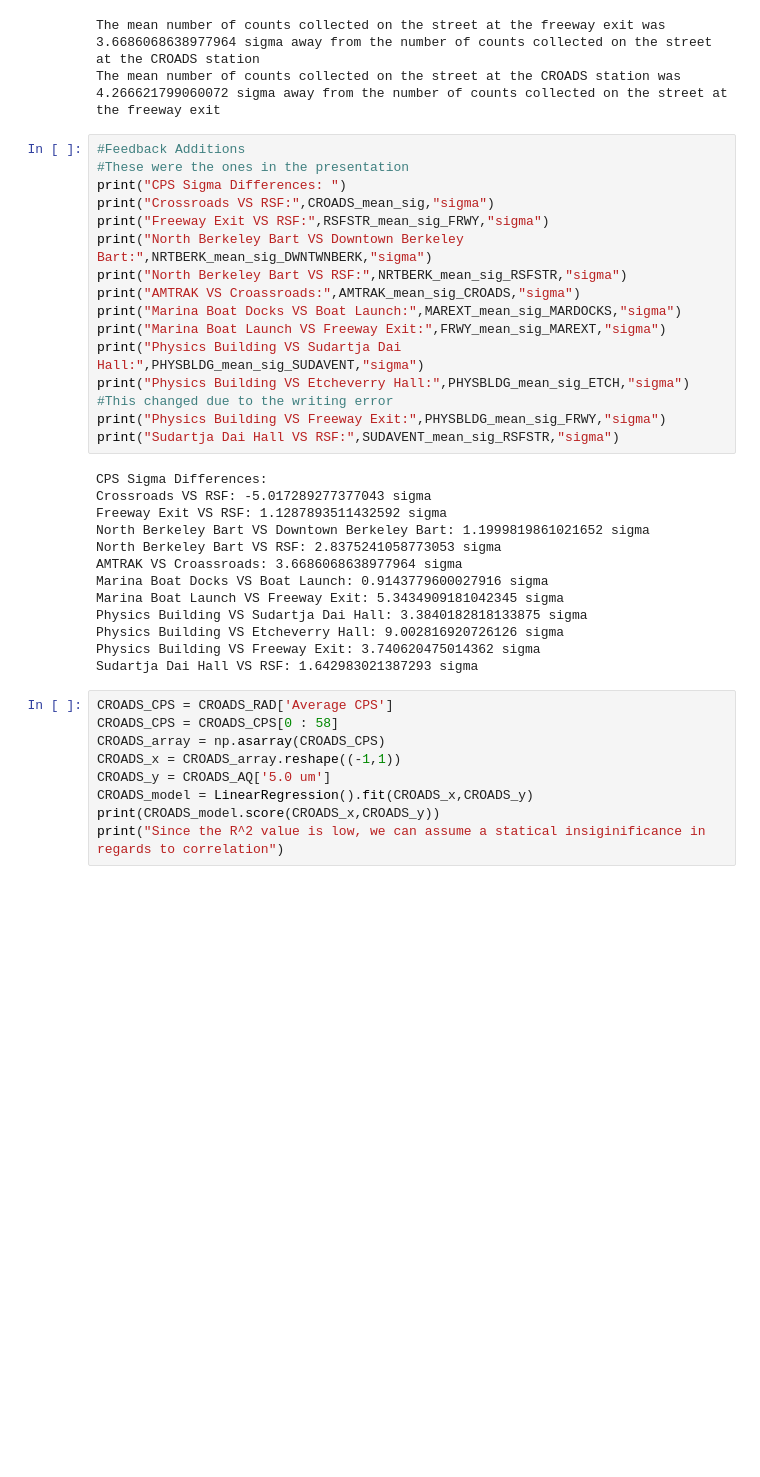
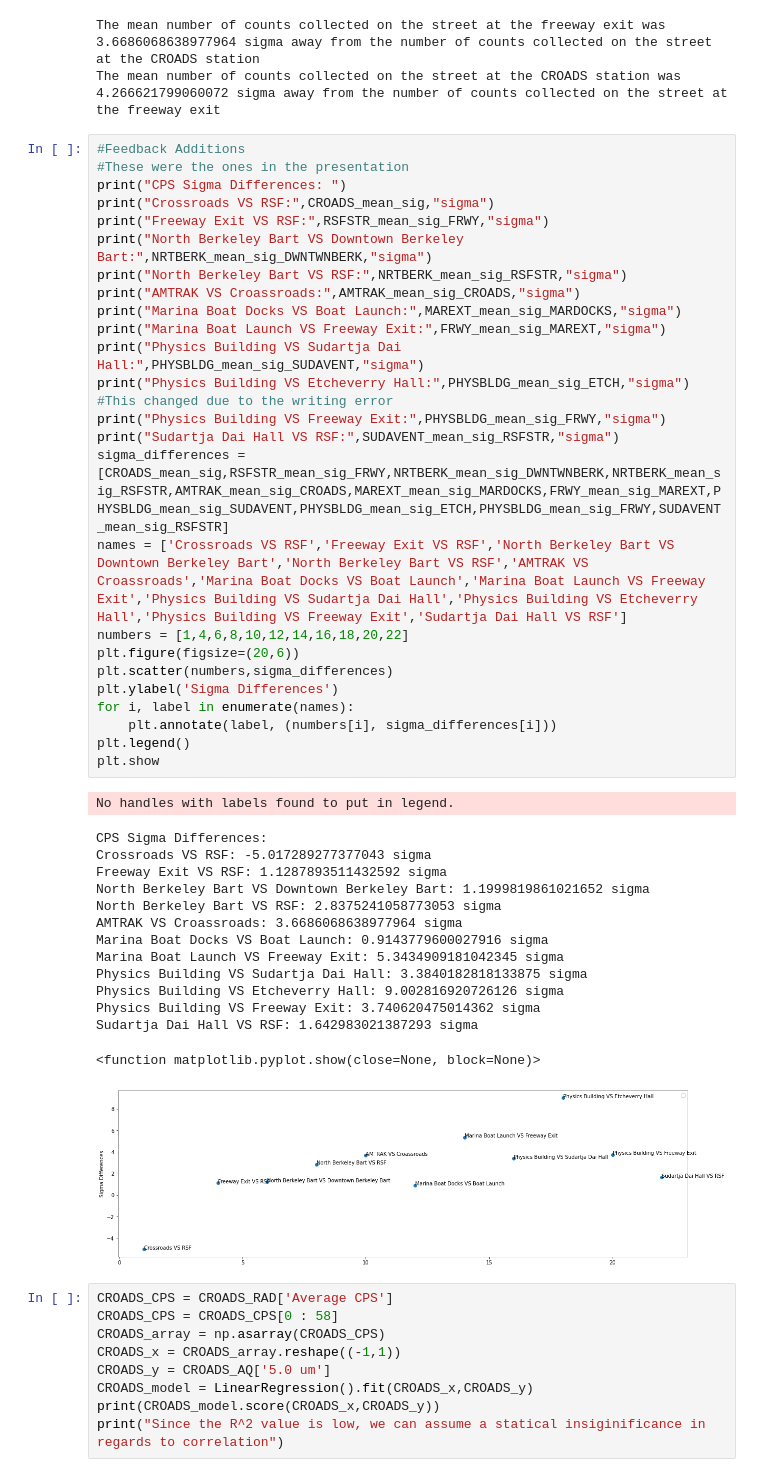
Before and after one commit to Gamecrasher-rgb/E11-LabWork, a Jupyter notebook: FinalProject/E11-Final Project Analysis.ipynb, the cells around one changed output. Drawn from its saved outputs; the diff is of its cells as text; blank space fills up the shorter version.

Commit message:
Update E11-Final Project Analysis.ipynb
Added the plot said in the feedback

```diff
--- a/FinalProject/E11-Final Project Analysis.ipynb
+++ b/FinalProject/E11-Final Project Analysis.ipynb
@@ -902,31 +902,44 @@ The mean number of counts collected on the street at the CROADS station was 4.26
 # %%
 #Feedback Additions
 #These were the ones in the presentation
 print("CPS Sigma Differences: ")
 print("Crossroads VS RSF:",CROADS_mean_sig,"sigma")
 print("Freeway Exit VS RSF:",RSFSTR_mean_sig_FRWY,"sigma")
 print("North Berkeley Bart VS Downtown Berkeley Bart:",NRTBERK_mean_sig_DWNTWNBERK,"sigma")
 print("North Berkeley Bart VS RSF:",NRTBERK_mean_sig_RSFSTR,"sigma")
 print("AMTRAK VS Croassroads:",AMTRAK_mean_sig_CROADS,"sigma")
 print("Marina Boat Docks VS Boat Launch:",MAREXT_mean_sig_MARDOCKS,"sigma")
 print("Marina Boat Launch VS Freeway Exit:",FRWY_mean_sig_MAREXT,"sigma")
 print("Physics Building VS Sudartja Dai Hall:",PHYSBLDG_mean_sig_SUDAVENT,"sigma")
 print("Physics Building VS Etcheverry Hall:",PHYSBLDG_mean_sig_ETCH,"sigma") #This changed due to the writing error
 print("Physics Building VS Freeway Exit:",PHYSBLDG_mean_sig_FRWY,"sigma")
 print("Sudartja Dai Hall VS RSF:",SUDAVENT_mean_sig_RSFSTR,"sigma")
+sigma_differences = [CROADS_mean_sig,RSFSTR_mean_sig_FRWY,NRTBERK_mean_sig_DWNTWNBERK,NRTBERK_mean_sig_RSFSTR,AMTRAK_mean_sig_CROADS,MAREXT_mean_sig_MARDOCKS,FRWY_mean_sig_MAREXT,PHYSBLDG_mean_sig_SUDAVENT,PHYSBLDG_mean_sig_ETCH,PHYSBLDG_mean_sig_FRWY,SUDAVENT_mean_sig_RSFSTR]
+names = ['Crossroads VS RSF','Freeway Exit VS RSF','North Berkeley Bart VS Downtown Berkeley Bart','North Berkeley Bart VS RSF','AMTRAK VS Croassroads','Marina Boat Docks VS Boat Launch','Marina Boat Launch VS Freeway Exit','Physics Building VS Sudartja Dai Hall','Physics Building VS Etcheverry Hall','Physics Building VS Freeway Exit','Sudartja Dai Hall VS RSF']
+numbers = [1,4,6,8,10,12,14,16,18,20,22]
+plt.figure(figsize=(20,6))
+plt.scatter(numbers,sigma_differences)
+plt.ylabel('Sigma Differences')
+for i, label in enumerate(names):
+    plt.annotate(label, (numbers[i], sigma_differences[i]))
+plt.legend()
+plt.show
 # %% [output]
-CPS Sigma Differences:
-Crossroads VS RSF: -5.017289277377043 sigma
-Freeway Exit VS RSF: 1.1287893511432592 sigma
-North Berkeley Bart VS Downtown Berkeley Bart: 1.1999819861021652 sigma
-North Berkeley Bart VS RSF: 2.8375241058773053 sigma
-AMTRAK VS Croassroads: 3.6686068638977964 sigma
-Marina Boat Docks VS Boat Launch: 0.9143779600027916 sigma
-Marina Boat Launch VS Freeway Exit: 5.3434909181042345 sigma
-Physics Building VS Sudartja Dai Hall: 3.3840182818133875 sigma
-Physics Building VS Etcheverry Hall: 9.002816920726126 sigma
-Physics Building VS Freeway Exit: 3.740620475014362 sigma
-Sudartja Dai Hall VS RSF: 1.642983021387293 sigma
+No handles with labels found to put in legend.
+CPS Sigma Differences:
+Crossroads VS RSF: -5.017289277377043 sigma
+Freeway Exit VS RSF: 1.1287893511432592 sigma
+North Berkeley Bart VS Downtown Berkeley Bart: 1.1999819861021652 sigma
+North Berkeley Bart VS RSF: 2.8375241058773053 sigma
+AMTRAK VS Croassroads: 3.6686068638977964 sigma
+Marina Boat Docks VS Boat Launch: 0.9143779600027916 sigma
+Marina Boat Launch VS Freeway Exit: 5.3434909181042345 sigma
+Physics Building VS Sudartja Dai Hall: 3.3840182818133875 sigma
+Physics Building VS Etcheverry Hall: 9.002816920726126 sigma
+Physics Building VS Freeway Exit: 3.740620475014362 sigma
+Sudartja Dai Hall VS RSF: 1.642983021387293 sigma
+<function matplotlib.pyplot.show(close=None, block=None)>
+[figure, added]
 # %%
 CROADS_CPS = CROADS_RAD['Average CPS']
 CROADS_CPS = CROADS_CPS[0 : 58]
```
